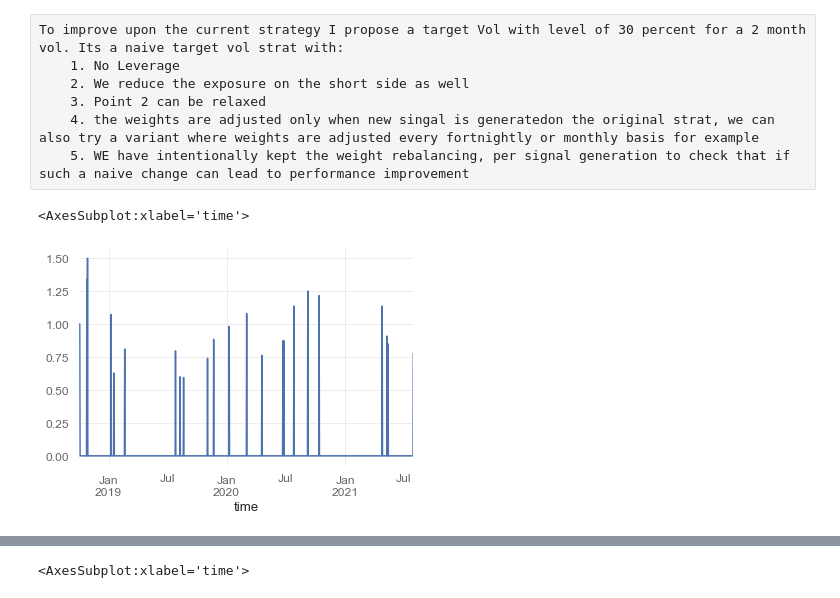
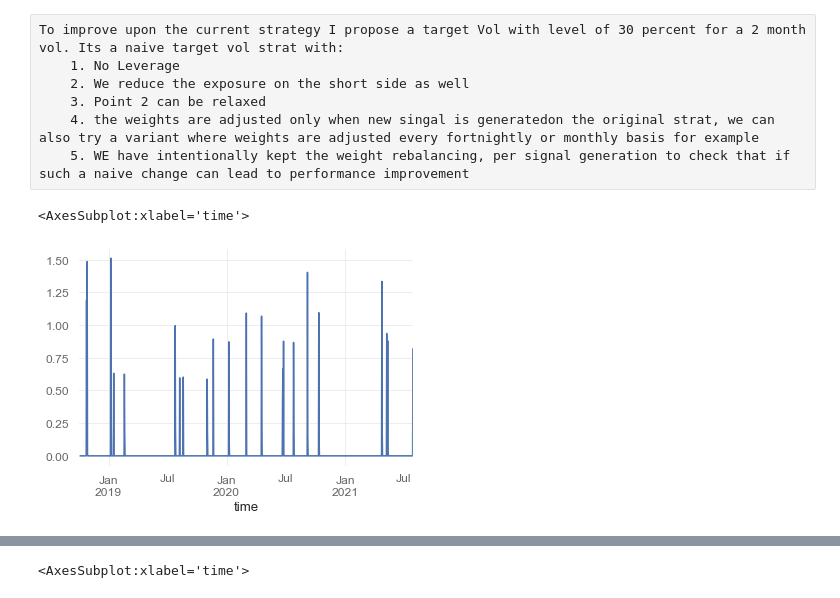
Before and after one commit to duggar/exercise, a Jupyter notebook: case2_bnb_analytics.ipynb, the cells around one changed output, grey strips where cells are left out. Cells and saved outputs as stored; diff of their text form; code cells hidden in the pictures.

```diff
--- a/case2_bnb_analytics.ipynb
+++ b/case2_bnb_analytics.ipynb
@@ -40,7 +40,7 @@ df.dropna(inplace=True)
 Transaction Costs are set as .75 % * turnover
 # %%
 tc_cost = .0075
-df['turnover'] = df['pos'].diff().abs()
+df['turnover'] = df['signal'].shift(1).diff().abs() #because actual turover happenig a day before that is on next open from Signal day
 df['turnover'] = df['turnover'].fillna(df.pos.values[0])
 df['turnover'].plot()
 # %% [output]
@@ -140,12 +142,12 @@ df['tgt_multiplier'] = df['tgt_multiplier'].apply(lambda x: min(x,1.)).shift(1)
 df['tgt_multiplier'] = np.where(df.pos!=df.pos.shift(1),df['tgt_multiplier'],np.nan)
 df['tgt_multiplier'] = df['tgt_multiplier'].fillna(method='ffill')
 # %%
-df['turnover'] = (df['tgt_multiplier']*df['pos']).diff().abs()
-df['turnover'] = df['turnover'].fillna(df['pos'].values[0])
+df['turnover'] = (df['tgt_multiplier']*df['signal'].shift(1)).diff().abs() #Turnover happening the prior day
+df['turnover'] = df['turnover'].fillna((df['pos']*df['tgt_multiplier']).values[0])#First val
 df['turnover'].plot()
 # %% [output]
 <AxesSubplot:xlabel='time'>
-[figure, old version]
+[figure, new version]
 # %%
 df['overlayed_pos'] = df['tgt_multiplier']*df['pos']*df['r']
 df['overlayed_pos_txn'] = df['overlayed_pos']-df['turnover']*tc_cost
```
Also changed, not shown: parts of 6 cells of this notebook.
